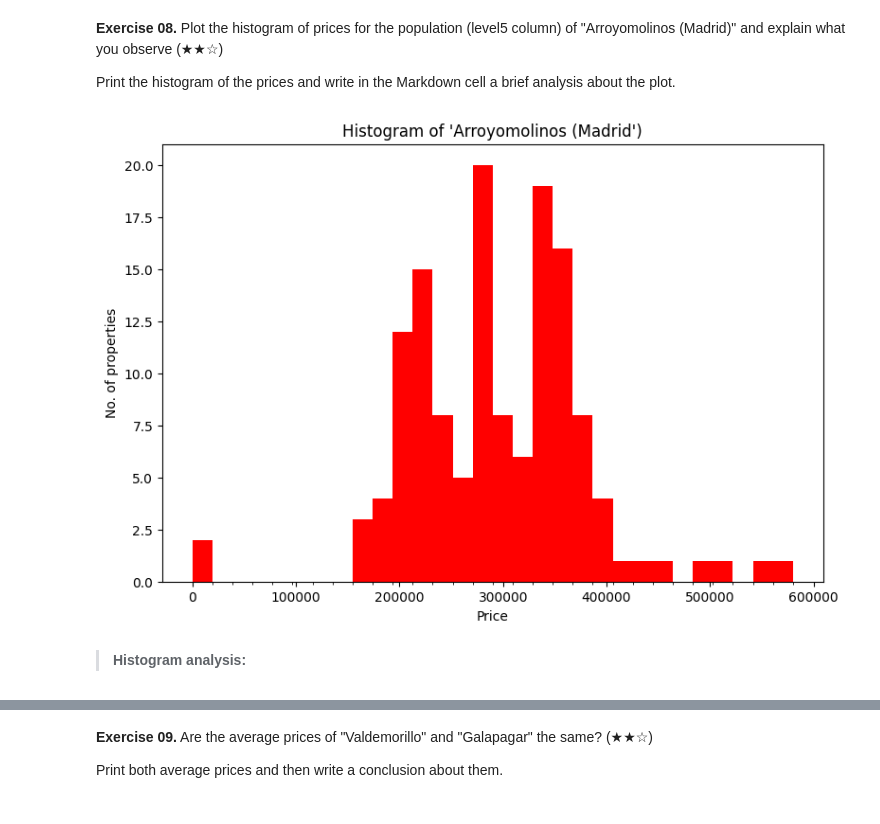
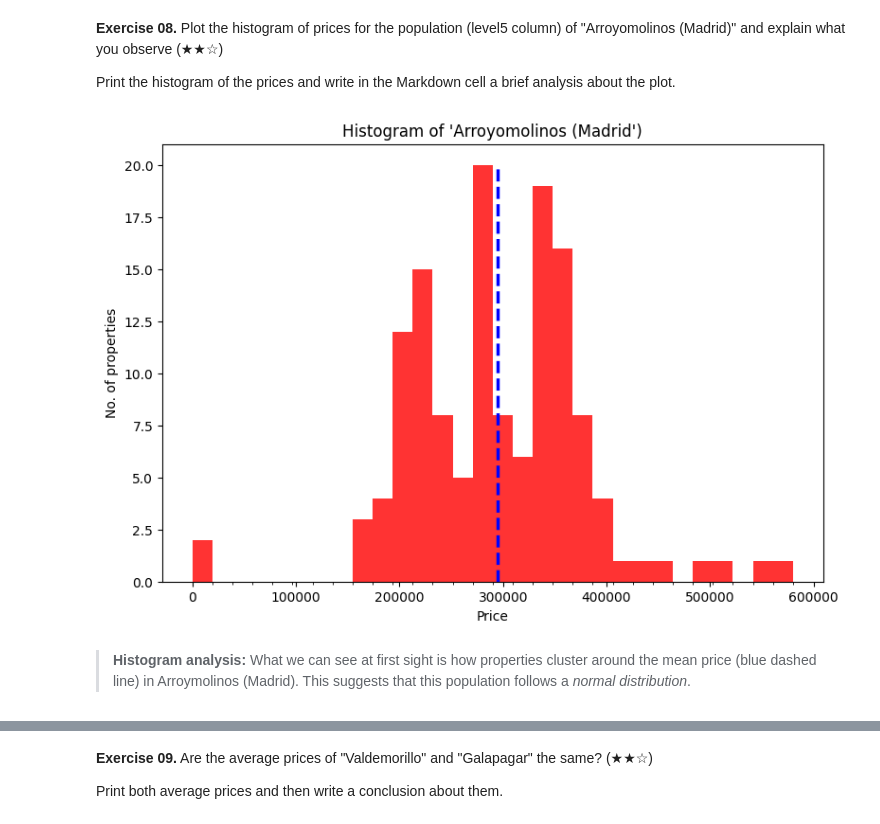
Before and after one commit to Caavlier/Proyect-RealState, a Jupyter notebook: Real_Estate_Clean_Up_Project_0.ipynb, the cells around one changed output, grey strips where cells are left out. Drawn from its saved outputs; the diff is of its cells as text; code cells hidden in the pictures.

Commit message:
Ex 9-10 : Add analysis of prices and surface area between some populations.

```diff
--- a/Real_Estate_Clean_Up_Project_0.ipynb
+++ b/Real_Estate_Clean_Up_Project_0.ipynb
@@ -234,20 +234,24 @@ Print the histogram of the prices and write in the Markdown cell a brief analysi
 # %%
 # DataFrame with given condition "Arroymolinos" and a single column specified
 df_Arroy = df.loc[df['level5'] == "Arroyomolinos (Madrid)", ['price']]
 
 # Plotting
 plt.figure(figsize=(9,6))
-couns, bins, patches = plt.hist(df_Arroy['price'], bins=30, color='red') # 'counts' is the count in each bin, 'bins' is the lower-limit of each bin
+counts, bins, patches = plt.hist(df_Arroy['price'], bins=30, color='red', alpha=0.8) # 'counts' is the count in each bin, 'bins' is the lower-limit of each bin
 plt.title("Histogram of 'Arroyomolinos (Madrid')")
 plt.xlabel("Price")
 plt.ylabel("No. of properties")
 
 # Ticks showing bins used
 axes = plt.gca()
 axes.xaxis.set_minor_locator(ticker.FixedLocator(bins))
 
+# Vertical dashed line in the mean value
+plt.plot([mean,mean],[0,20], '--b', linewidth=2.5)
+
 plt.show()
 # %% [output]
-[figure, old version]
+[figure, new version]
-# %% [markdown]
-> **Histogram analysis:**
+# %% [markdown]
+> **Histogram analysis:**
+What we can see at first sight is how properties cluster around the mean price (blue dashed line) in Arroymolinos (Madrid). This suggests that this population follows a *normal distribution*.
```
Also changed, not shown: parts of 6 cells of this notebook.
